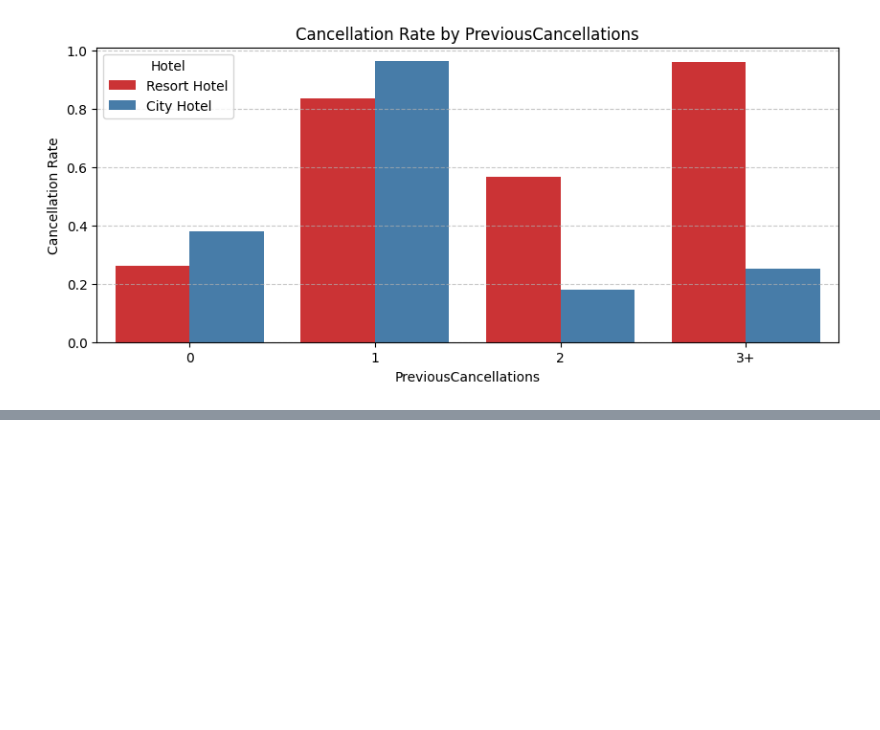
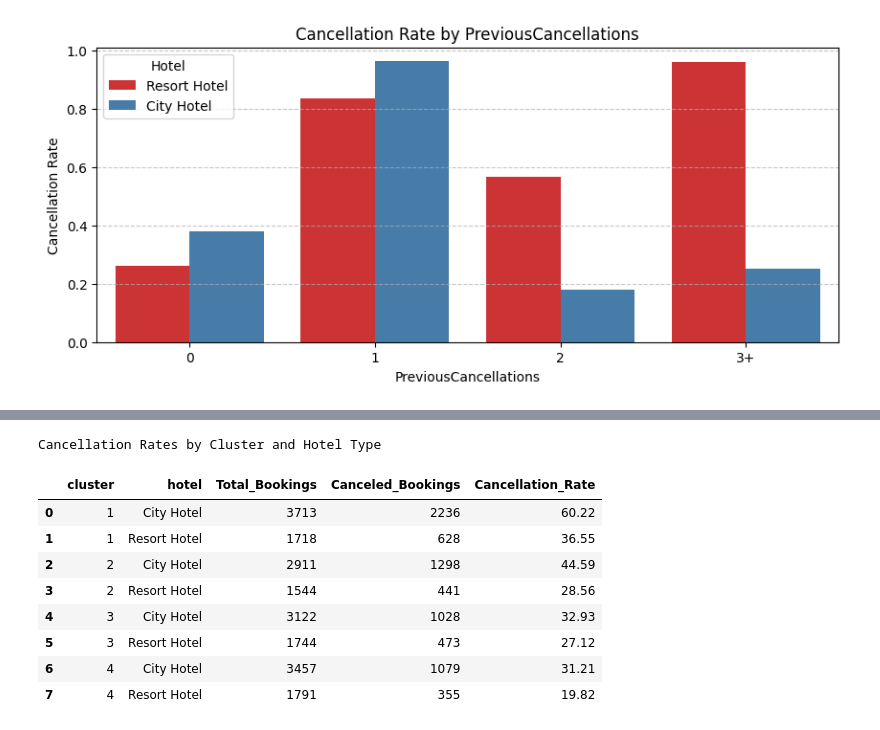
Before and after one commit to sylle321/Hotel_booking, a Jupyter notebook: Descriptive_Code.ipynb, the cells around one changed output, grey strips where cells are left out. Cells and saved outputs as stored; diff of their text form; code cells hidden in the pictures; blank space fills up the shorter version.

Commit message:
includes cluster characteristics

```diff
--- a/Descriptive_Code.ipynb
+++ b/Descriptive_Code.ipynb
@@ -619,0 +675,29 @@ plt.show()
+# %%
+# Compare cancellation rates by cluster and hotel type
+cluster_cancellations = df_sample.groupby(
+    ['cluster', 'hotel']
+).agg(
+    Total_Bookings=('is_canceled', 'count'),
+    Canceled_Bookings=('is_canceled', 'sum'),
+    Cancellation_Rate=('is_canceled', 'mean')
+).reset_index()
+
+cluster_cancellations['Cancellation_Rate'] *= 100
+
+cluster_cancellations['Cancellation_Rate'] = (
+    cluster_cancellations['Cancellation_Rate'].round(2)
+)
+
+print("Cancellation Rates by Cluster and Hotel Type")
+display(cluster_cancellations)
+# %% [output]
+Cancellation Rates by Cluster and Hotel Type
+|  | cluster | hotel | Total_Bookings | Canceled_Bookings | Cancellation_Rate |
+| 0 | 1 | City Hotel | 3713 | 2236 | 60.22 |
+| 1 | 1 | Resort Hotel | 1718 | 628 | 36.55 |
+| 2 | 2 | City Hotel | 2911 | 1298 | 44.59 |
+| 3 | 2 | Resort Hotel | 1544 | 441 | 28.56 |
+| 4 | 3 | City Hotel | 3122 | 1028 | 32.93 |
+| 5 | 3 | Resort Hotel | 1744 | 473 | 27.12 |
+| 6 | 4 | City Hotel | 3457 | 1079 | 31.21 |
+| 7 | 4 | Resort Hotel | 1791 | 355 | 19.82 |
```
Also changed, not shown: parts of 7 cells of this notebook.
